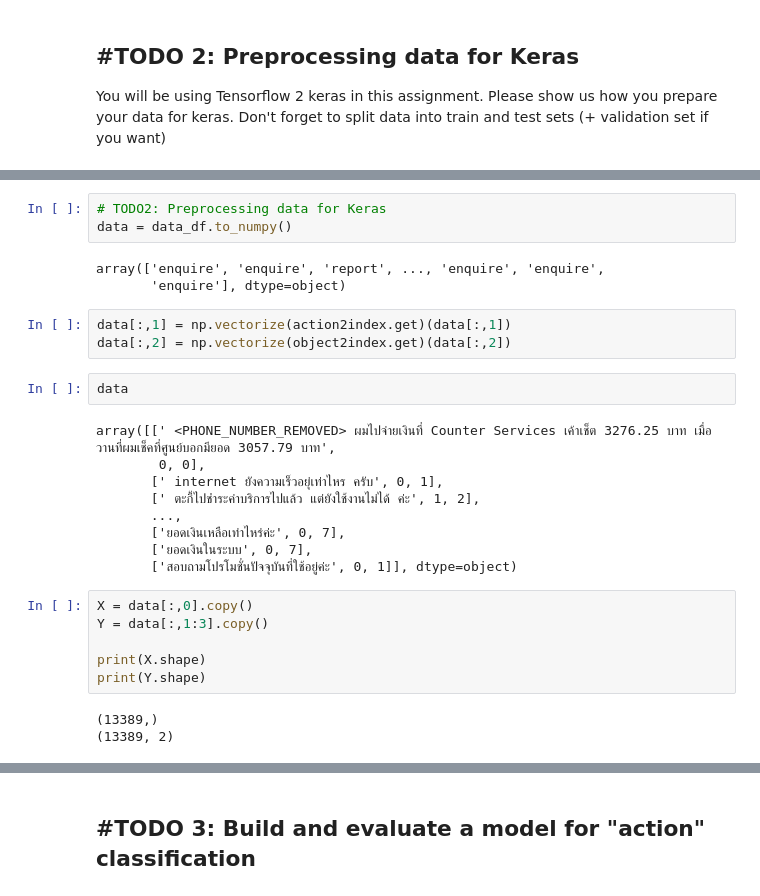
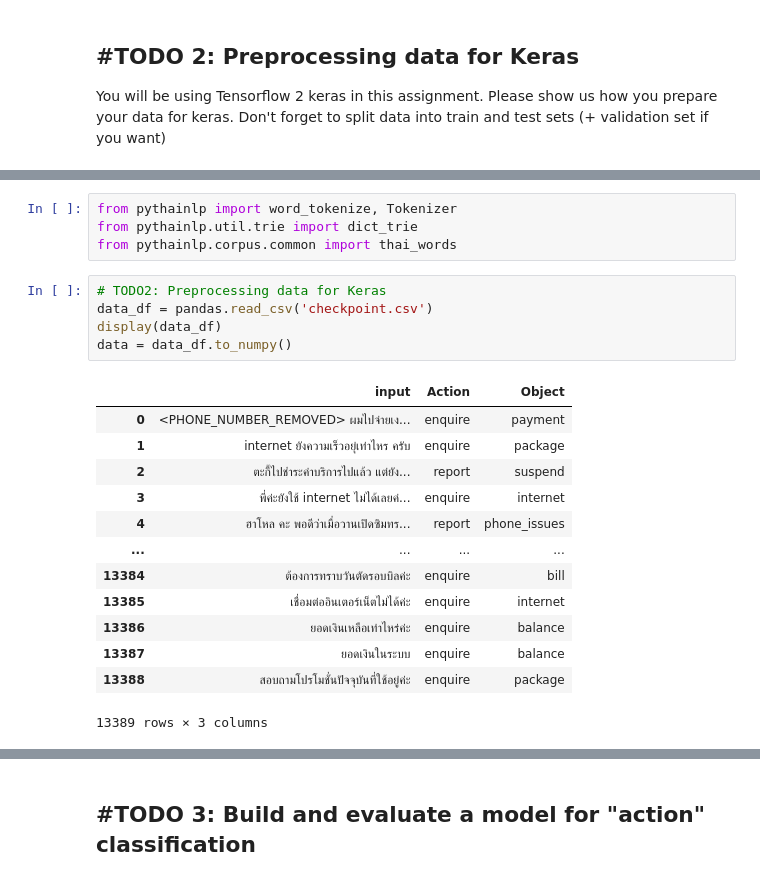
Before and after one commit to flapperz/NLP_2021, a Jupyter notebook: HW6/hw6_text_classification.ipynb, the cells around one changed output, grey strips where cells are left out. Saved outputs shown, nothing was run; the diff lists cells and outputs as text.

```diff
--- a/HW6/hw6_text_classification.ipynb
+++ b/HW6/hw6_text_classification.ipynb
@@ -219,29 +151,23 @@ Don't forget to split data into train and test sets (+ validation set if you wan
+# %%
+from pythainlp import word_tokenize, Tokenizer
+from pythainlp.util.trie import dict_trie
+from pythainlp.corpus.common import thai_words
 # %%
 # TODO2: Preprocessing data for Keras
+data_df = pandas.read_csv('checkpoint.csv')
+display(data_df)
 data = data_df.to_numpy()
 # %% [output]
+|  | input | Action | Object |
+| 0 | <PHONE_NUMBER_REMOVED> ผมไปจ่ายเง... | enquire | payment |
+| 1 | internet ยังความเร็วอยุ่เท่าไหร ครับ | enquire | package |
+| 2 | ตะกี้ไปชำระค่าบริการไปแล้ว แต่ยัง... | report | suspend |
+| 3 | พี่ค่ะยังใช้ internet ไม่ได้เลยค่... | enquire | internet |
+| 4 | ฮาโหล คะ พอดีว่าเมื่อวานเปิดซิมทร... | report | phone_issues |
+| ... | ... | ... | ... |
+| 13384 | ต้องการทราบวันตัดรอบบิลค่ะ | enquire | bill |
+| 13385 | เชื่อมต่ออินเตอร์เน็ตไม่ได้ค่ะ | enquire | internet |
+| 13386 | ยอดเงินเหลือเท่าไหร่ค่ะ | enquire | balance |
+| 13387 | ยอดเงินในระบบ | enquire | balance |
+| 13388 | สอบถามโปรโมชั่นปัจจุบันที่ใช้อยู่ค่ะ | enquire | package |
-array(['enquire', 'enquire', 'report', ..., 'enquire', 'enquire',
-       'enquire'], dtype=object)
+13389 rows × 3 columns
-# %%
-data[:,1] = np.vectorize(action2index.get)(data[:,1])
-data[:,2] = np.vectorize(object2index.get)(data[:,2])
-# %%
-data
-# %% [output]
-array([[' <PHONE_NUMBER_REMOVED> ผมไปจ่ายเงินที่ Counter Services เค้าเช็ต 3276.25 บาท เมื่อวานที่ผมเช็คที่ศูนย์บอกมียอด 3057.79 บาท',
-        0, 0],
-       [' internet ยังความเร็วอยุ่เท่าไหร ครับ', 0, 1],
-       [' ตะกี้ไปชำระค่าบริการไปแล้ว แต่ยังใช้งานไม่ได้ ค่ะ', 1, 2],
-       ...,
-       ['ยอดเงินเหลือเท่าไหร่ค่ะ', 0, 7],
-       ['ยอดเงินในระบบ', 0, 7],
-       ['สอบถามโปรโมชั่นปัจจุบันที่ใช้อยู่ค่ะ', 0, 1]], dtype=object)
-# %%
-X = data[:,0].copy()
-Y = data[:,1:3].copy()
-
-print(X.shape)
-print(Y.shape)
-# %% [output]
-(13389,)
-(13389, 2)
```
Also changed, not shown: parts of 31 cells of this notebook.
